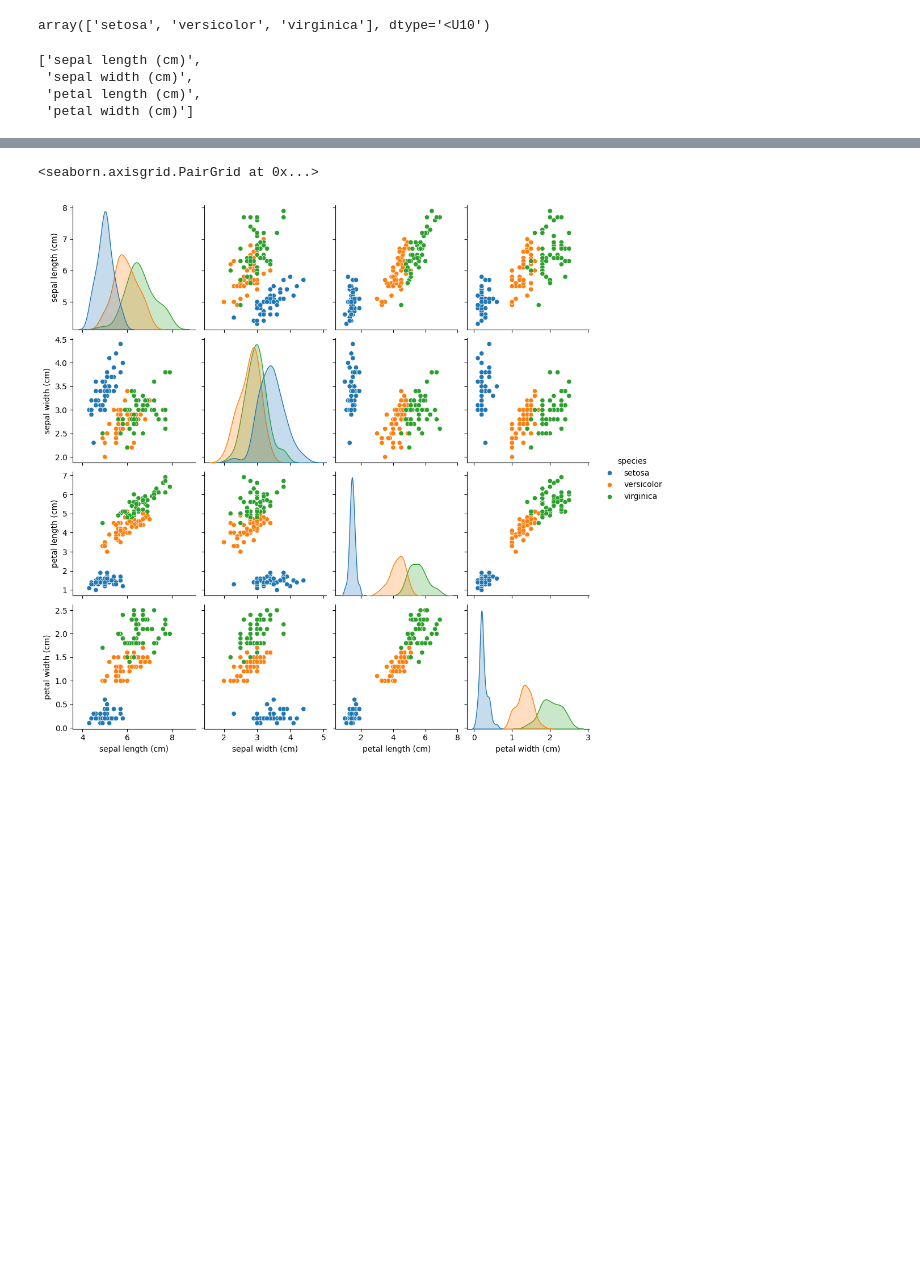
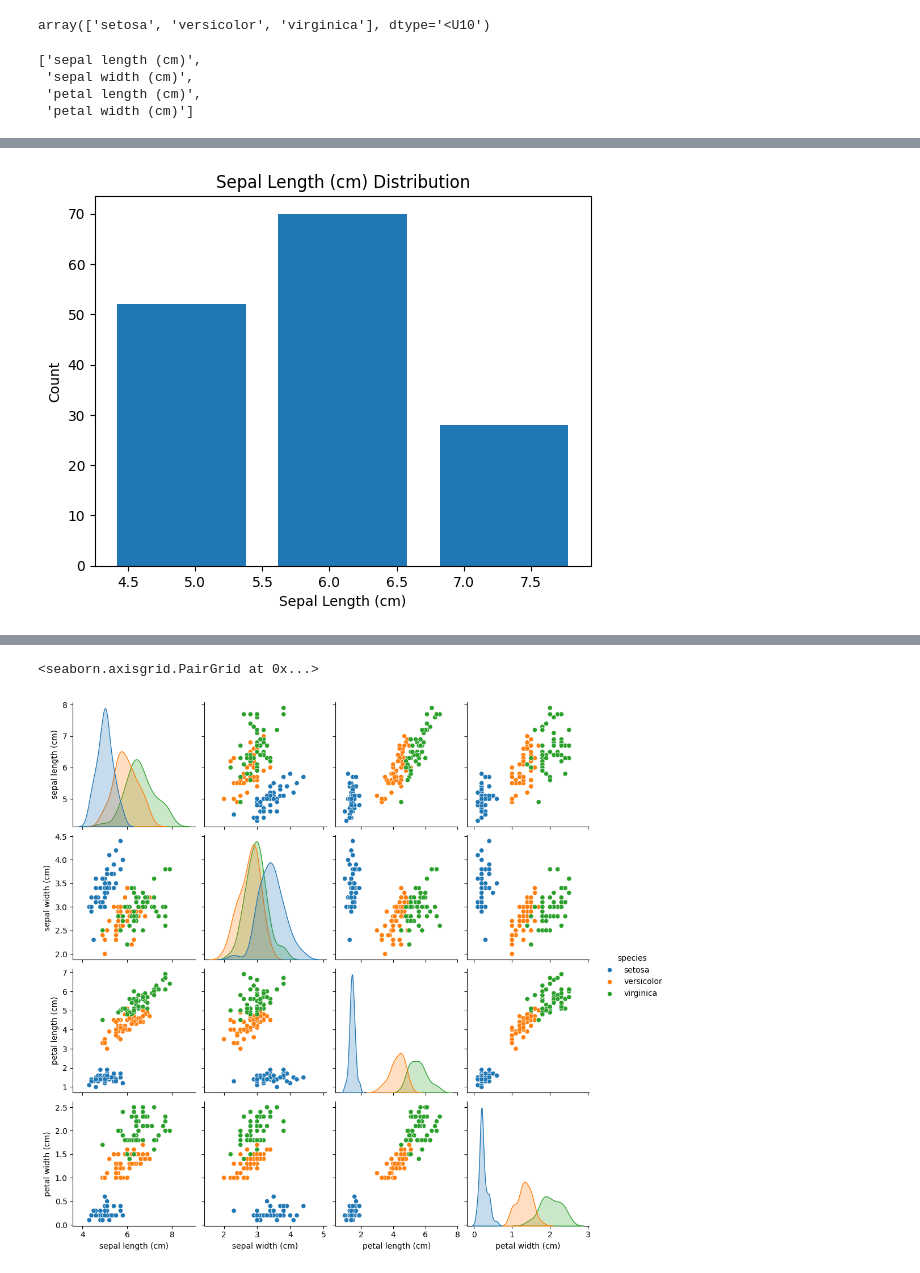
Before and after one commit to Fergus-dev/principles_of_data_analytics, a Jupyter notebook: tasks.ipynb, the cells around one changed output, grey strips where cells are left out. Saved outputs shown, nothing was run; the diff lists cells and outputs as text; code cells hidden in the pictures; blank space fills up the shorter version.

```diff
--- a/tasks.ipynb
+++ b/tasks.ipynb
@@ -563,0 +97,28 @@ The distribution of each variable refers to.....
+# %%
+# checking type of the variable 'data'
+print(type(data))
+
+# the type that was returned was a dictionary, so we can convert the dictionary to a pandas dataframe in order to view the data in a tabular format
+# and use functions such as head(), tail() and .shape to explore the data
+# I use the pd.DataFrame() function to convert the data to a pandas dataframe, specifying the data as the first argument and the column names as the second argument
+df = pd.DataFrame(data.data, columns=data.feature_names)
+
+# I want to be able to view the class ID (0, 1, 2) and species name (setosa, versicolor, virginica) for each flower in the dataset, as this will make it easier to understand at a glance
+# and will make later data analysis easier
+# to do this, I add a new column to the dataframe called 'species_name' and map the target values (0, 1, 2) to the corresponding species names using the target_names key
+# This is called list comprehension
+df['species_name'] = [data.target_names[target] for target in data.target]
+
+# I reorder so that the species_id column is the first column in the dataframe
+# I used [this resource](https://docs.kanaries.net/topics/Pandas/pandas-reorder-columns) to help me with this
+df = df.reindex(['species_name', 'sepal length (cm)', 'sepal width (cm)', 'petal length (cm)', 'petal width (cm)'], axis=1)
+
+
+# now I look at the dataset using the .shape, .head() and .tail() functions to see the first 5 rows, last 5 rows and the shape of the dataset
+print(df.shape)
+
+# printing the first 5 rows
+print(df.head(5))
+
+# printing last 5 rows
+print(df.tail(5))
@@ -563,0 +154,6 @@ The distribution of each variable refers to.....
+# %%
+# converting the pandas dataframe to a numpy array using the .array() function in order to use its aggregation functions
+iris_array = np.array(df)
+
+# checking the result
+print(iris_array)
@@ -563,0 +291,12 @@ The distribution of each variable refers to.....
+# %%
+# calling the plt.hist() function to plot a histogram of the sepal length column
+# I set the number of bins (columns) to 3 and the width of the bars to 0.8
+plt.hist(iris_array[:, 1], bins=3, rwidth=0.8)
+
+# I set the x-axis label to 'Sepal length (cm)', the y-axis label to 'Count', and the title to 'Sepal Length (cm) distribution'
+plt.xlabel('Sepal Length (cm)')
+plt.ylabel('Count')
+plt.title('Sepal Length (cm) Distribution')
+plt.show()
+# %% [output]
+[figure, added]
```
Also changed, not shown: parts of 70 cells of this notebook.
